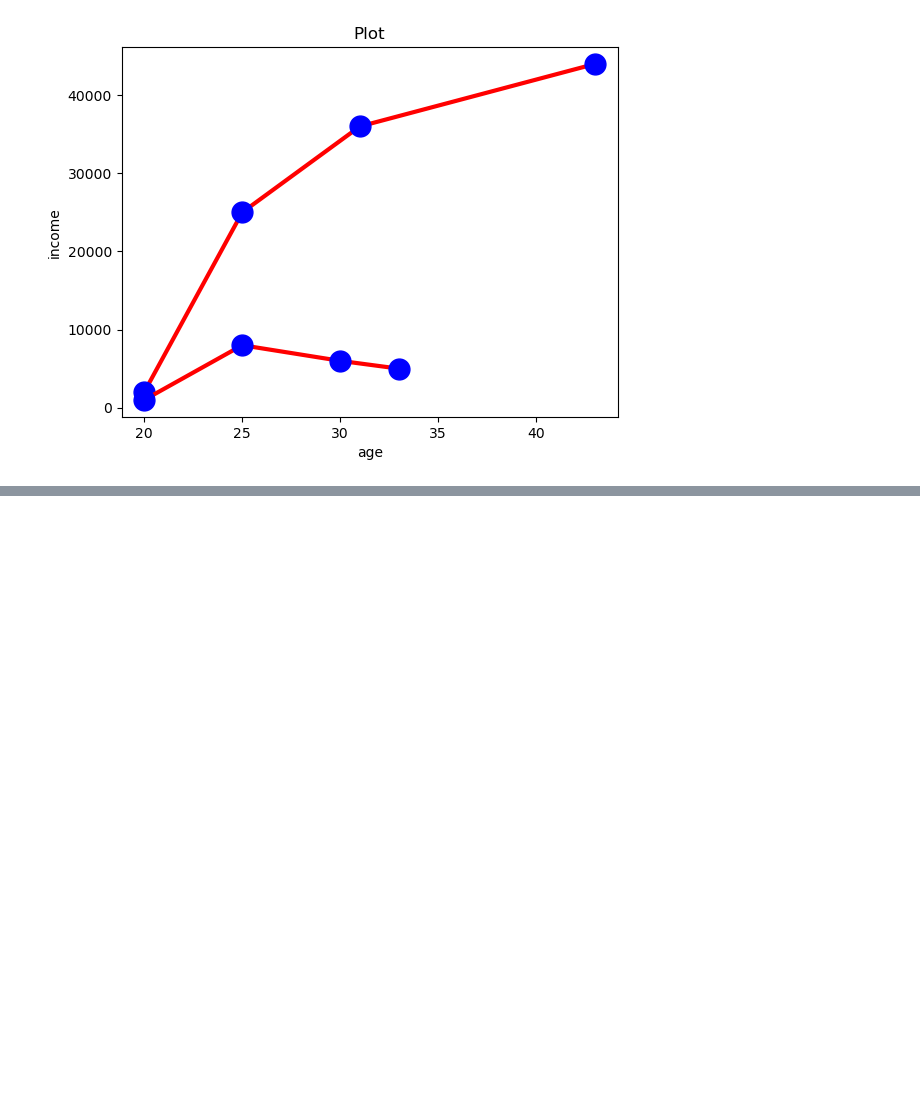
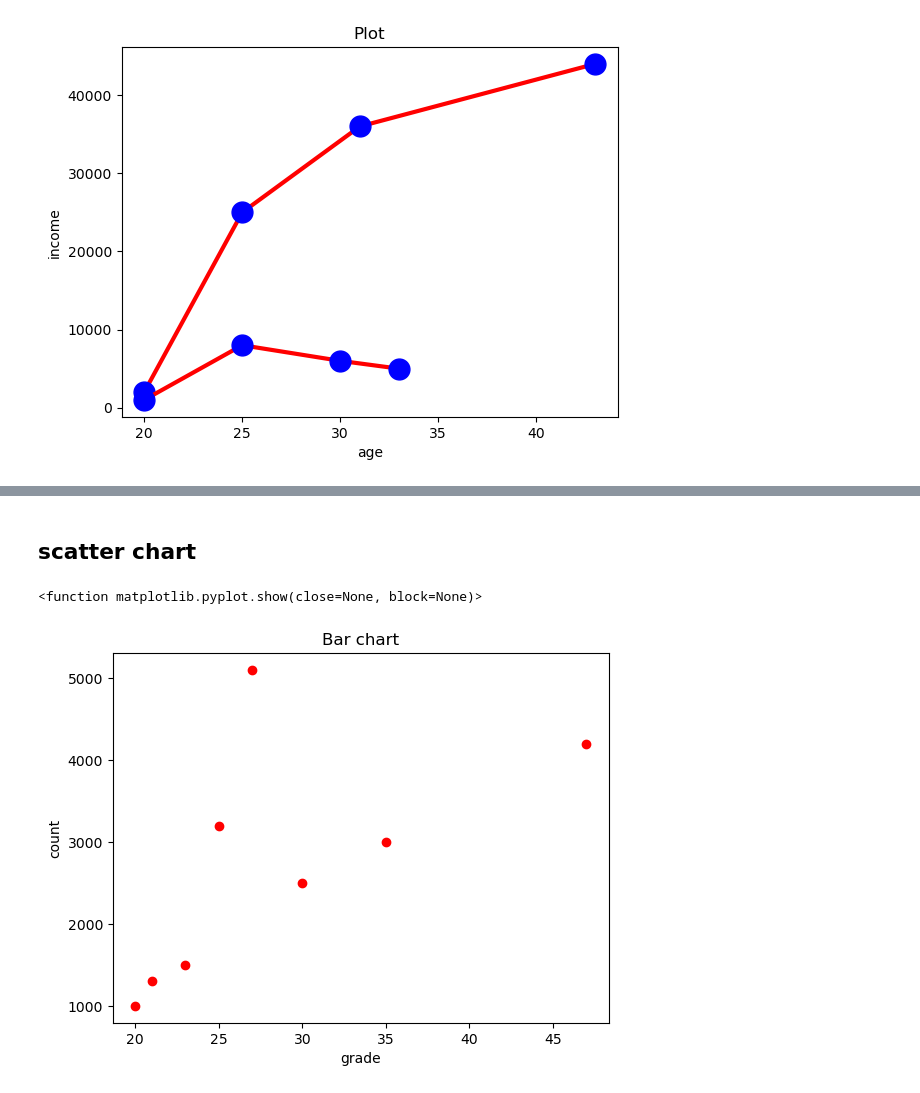
Before and after one commit to alirezaghorbani1983/Data_Science_Complete, a Jupyter notebook: statistical_analysis.ipynb, the cells around one changed output, grey strips where cells are left out. Saved outputs shown, nothing was run; the diff lists cells and outputs as text; code cells hidden in the pictures; blank space fills up the shorter version.

```diff
--- a/statistical_analysis.ipynb
+++ b/statistical_analysis.ipynb
@@ -483,0 +525,18 @@ plt.show
+# %% [markdown]
+## scatter chart
+# %%
+from matplotlib import pyplot as plt
+import numpy as np
+age= np.array([20,21,23,25,27,47,35,30])
+salary = np.array([1000, 1300, 1500, 3200, 5100, 4200, 3000, 2500])
+
+plt.scatter(age, salary, color = "r")
+# ls maens line style -: dash dotted ms = marker cise
+# c = color  mfc = marker face color  mec = marker edge color lw = give width to the line
+plt.title("Bar chart")
+plt.xlabel("grade")
+plt.ylabel("count")
+plt.show
+# %% [output]
+<function matplotlib.pyplot.show(close=None, block=None)>
+[figure, added]
```
Also changed, not shown: parts of 8 cells of this notebook.
